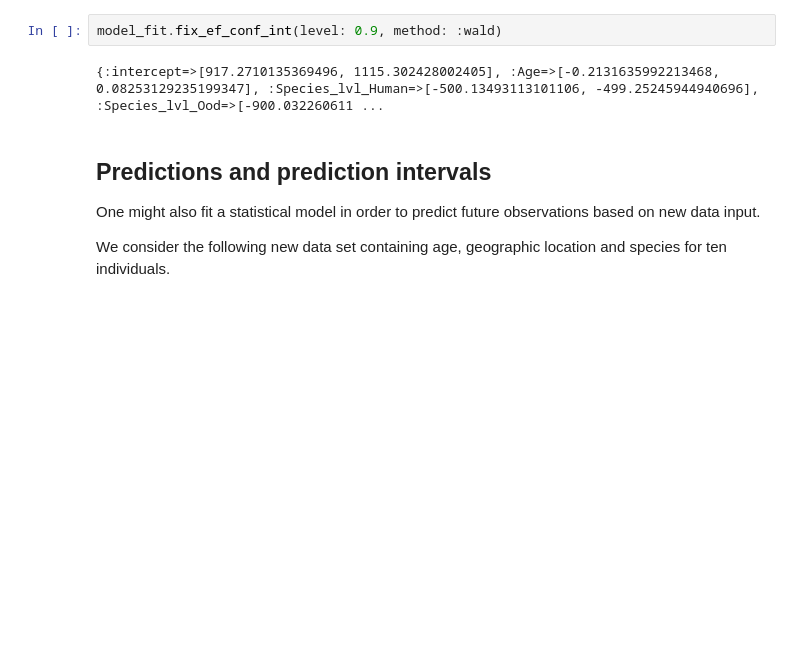
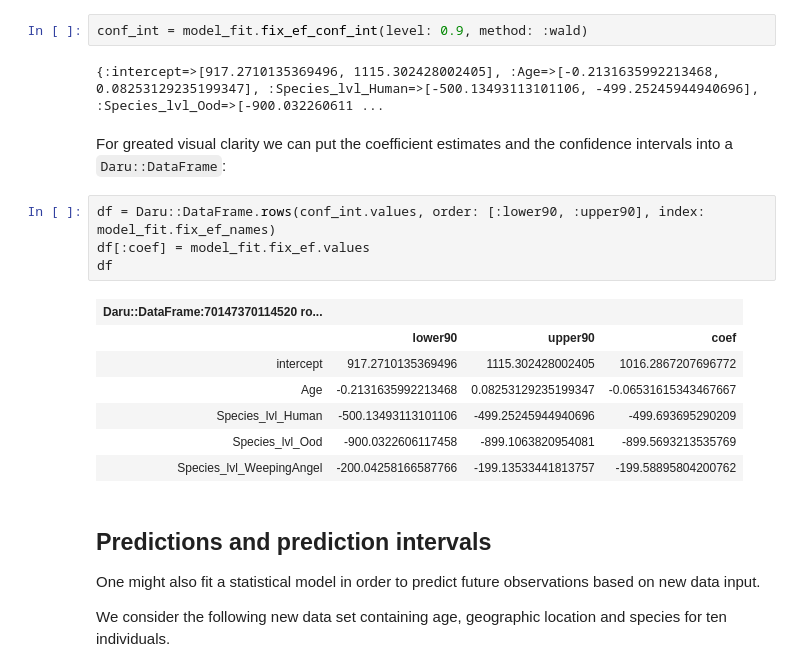
Before and after one commit to agisga/mixed_models, a Jupyter notebook: notebooks/LMM.ipynb, the cells around one changed output. Cells and saved outputs as stored; diff of their text form; blank space fills up the shorter version.

```diff
--- a/notebooks/LMM.ipynb
+++ b/notebooks/LMM.ipynb
@@ -146,9 +196,23 @@ We see that the aggression level of each species is significantly different from
 # %% [markdown]
 We can use the Wald method for confidence intervals as well. For example 90% confidence intervals for each fixed effects coefficient estimate can be computed as follows.
 # %%
-model_fit.fix_ef_conf_int(level: 0.9, method: :wald)
+conf_int = model_fit.fix_ef_conf_int(level: 0.9, method: :wald)
 # %% [output]
 {:intercept=>[917.2710135369496, 1115.302428002405], :Age=>[-0.2131635992213468, 0.08253129235199347], :Species_lvl_Human=>[-500.13493113101106, -499.25245944940696], :Species_lvl_Ood=>[-900.032260611 ...
+# %% [markdown]
+For greated visual clarity we can put the coefficient estimates and the confidence intervals into a `Daru::DataFrame`:
+# %%
+df = Daru::DataFrame.rows(conf_int.values, order: [:lower90, :upper90], index: model_fit.fix_ef_names)
+df[:coef] = model_fit.fix_ef.values
+df
+# %% [output]
+| Daru::DataFrame:70147370114520 ro... |  |  |  |
+|  | lower90 | upper90 | coef |
+| intercept | 917.2710135369496 | 1115.302428002405 | 1016.2867207696772 |
+| Age | -0.2131635992213468 | 0.08253129235199347 | -0.06531615343467667 |
+| Species_lvl_Human | -500.13493113101106 | -499.25245944940696 | -499.693695290209 |
+| Species_lvl_Ood | -900.0322606117458 | -899.1063820954081 | -899.5693213535769 |
+| Species_lvl_WeepingAngel | -200.04258166587766 | -199.13533441813757 | -199.58895804200762 |
 # %% [markdown]
 ## Predictions and prediction intervals
 
```
Also changed, not shown: parts of 20 cells of this notebook.
